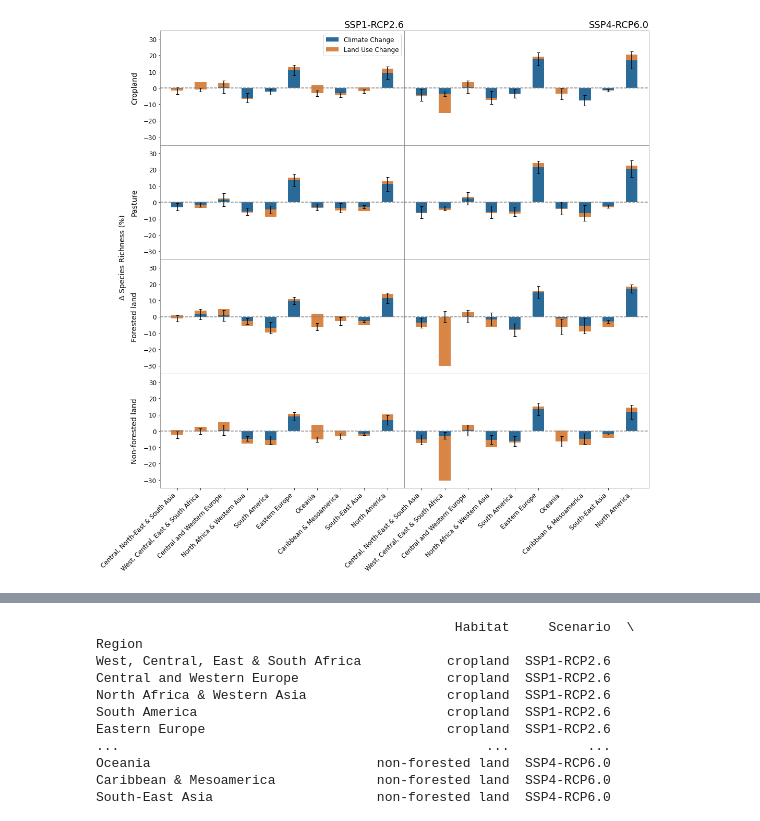
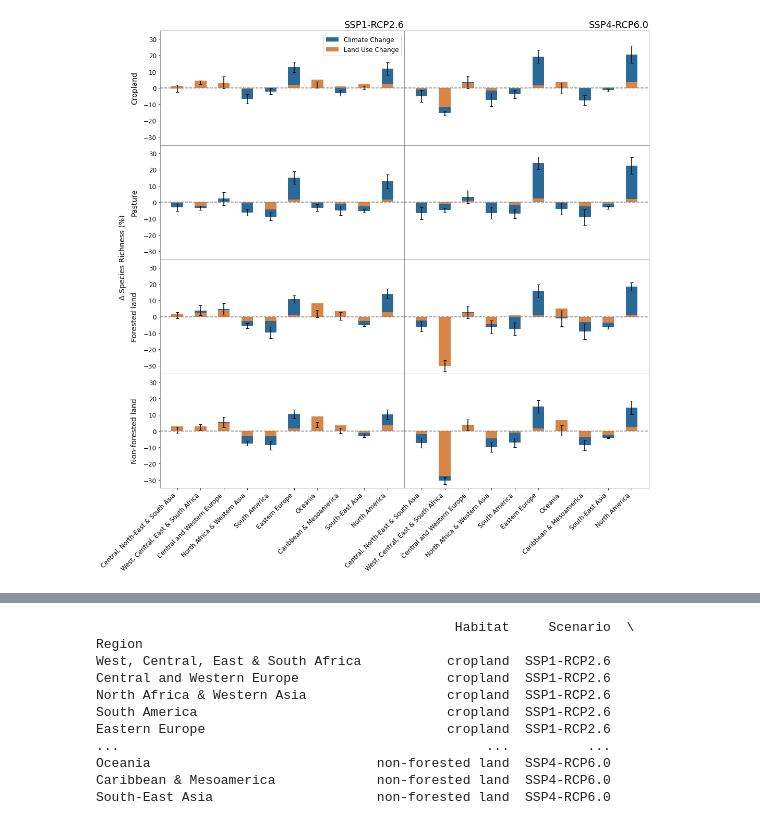
Before and after one commit to wyssacademy-unibe-ch/climate_Hari_etal_BioscenComb, a Jupyter notebook: functions/figures/code/key_fig_3.ipynb, the cells around one changed output, grey strips where cells are left out. Cells and saved outputs as stored; diff of their text form; code cells hidden in the pictures.

```diff
--- a/functions/figures/code/key_fig_3.ipynb
+++ b/functions/figures/code/key_fig_3.ipynb
@@ -327,11 +327,11 @@ for i, habitat in enumerate(habitats):
 
         # Plotting the bars
         width = 0.5 # the width of the bars
-        ax.bar(x , rel_diff_newvalue_means, width,  label='Climate Change', color="#2a6a99")
-        ax.bar(x , rel_diff_sumbins, width, bottom=rel_diff_newvalue_means, label='Land Use Change', color="#d88546")
+        ax.bar(x , rel_diff_newvalue_means,  width, bottom=rel_diff_sumbins,  label='Climate Change', color="#2a6a99")
+        ax.bar(x , rel_diff_sumbins, width, label='Land Use Change', color="#d88546")
 
         # Adding error bars
-        ax.errorbar(x,rel_diff_newvalue_means, yerr=std_dev_newvalue, fmt='none', capsize=3, color='black')
+        ax.errorbar(x,total_heights, yerr=std_dev_newvalue, fmt='none', capsize=3, color='black')
 
         ax.set_ylim([-35, 35])
         ax.axhline(y=0, color='gray', linestyle='--')
@@ -341,32 +341,32 @@ for i, habitat in enumerate(habitats):
             ax.set_xticklabels(regionlist, rotation=45, ha='right')
         else:
             ax.set_xticks([])  # No x-tick labels for other rows
 
         # If this is the first column, set the y-label
 
 
         if j == 1:
             ax.set_yticks([])
 
 
         # Set the title for the top row
         if i == 0:
             ax.set_title(f'{scenario_indices[scenario]}',loc='right')
 
         # Add the legend only for the first subplot or as per your preference
         if i == 0 and j == 0:
             ax.legend()
 
 # Add the habitat labels on the right side of the plot matrix
 for i, habitat in enumerate(habitats):
     axes[i, -1].text(-1.12, 0.5, habitat_indices[habitat], transform=axes[i, -1].transAxes, rotation=90, va='center', fontsize=14)
 fig.text(0.05, 0.57, 'Δ Species Richness (%)', va='center', rotation='vertical', fontsize=14)
 
 # Adjust the layout
 plt.tight_layout()
 plt.subplots_adjust(wspace=0,hspace=0)  # Adjust this value as needed
-plt.savefig("/storage/homefs/ch21o450/scripts/climate_Hari_etal_inprep/functions/figures/main_figures/Figure_3")
+#plt.savefig("/storage/homefs/ch21o450/scripts/climate_Hari_etal_inprep/functions/figures/main_figures/Figure_3")
 # Show the plot
 plt.show()
 # %% [output]
-[figure, old version]
+[figure, new version]
```
Also changed, not shown: parts of 2 cells of this notebook, 1 other file.
